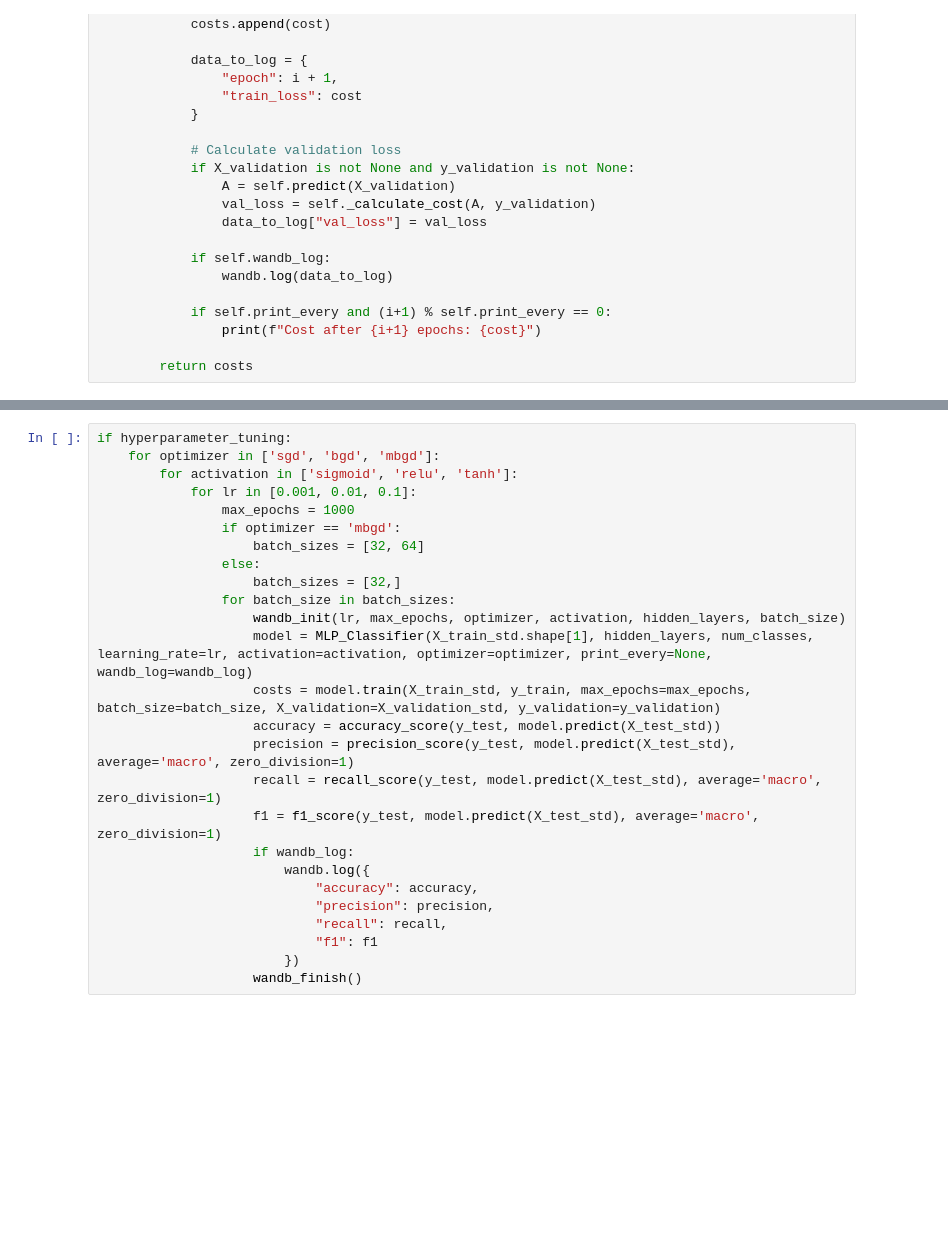
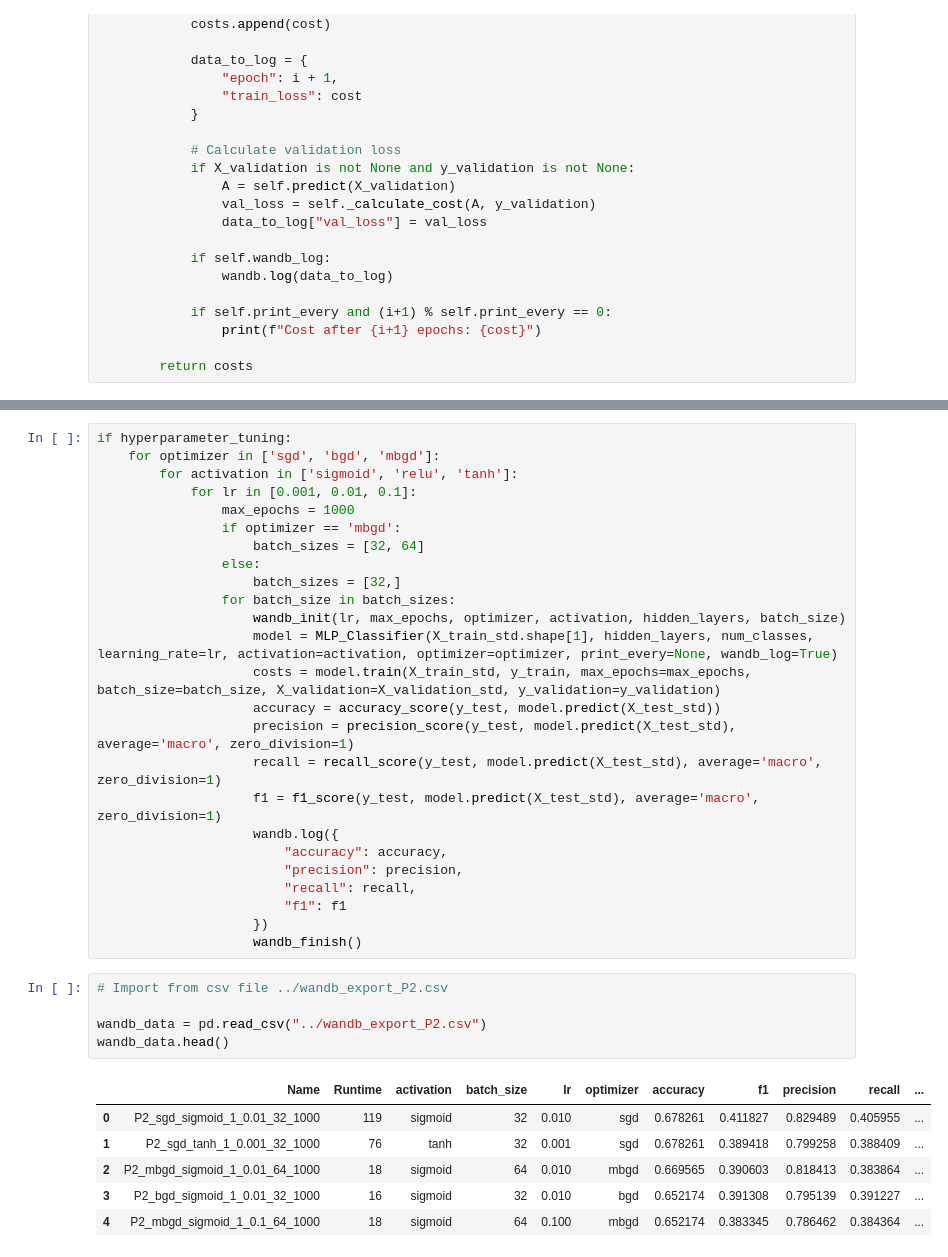
Before and after one commit to bhavberi/SMAI-Monsoon-23-24, a Jupyter notebook: 2021111013_assignment_3/2.ipynb, the cells around one changed output, grey strips where cells are left out. Drawn from its saved outputs; the diff is of its cells as text; blank space fills up the shorter version.

```diff
--- a/2021111013_assignment_3/2.ipynb
+++ b/2021111013_assignment_3/2.ipynb
@@ -416,17 +413,28 @@ if hyperparameter_tuning:
                     batch_sizes = [32,]
                 for batch_size in batch_sizes:
                     wandb_init(lr, max_epochs, optimizer, activation, hidden_layers, batch_size)
-                    model = MLP_Classifier(X_train_std.shape[1], hidden_layers, num_classes, learning_rate=lr, activation=activation, optimizer=optimizer, print_every=None, wandb_log=wandb_log)
+                    model = MLP_Classifier(X_train_std.shape[1], hidden_layers, num_classes, learning_rate=lr, activation=activation, optimizer=optimizer, print_every=None, wandb_log=True)
                     costs = model.train(X_train_std, y_train, max_epochs=max_epochs, batch_size=batch_size, X_validation=X_validation_std, y_validation=y_validation)
                     accuracy = accuracy_score(y_test, model.predict(X_test_std))
                     precision = precision_score(y_test, model.predict(X_test_std), average='macro', zero_division=1)
                     recall = recall_score(y_test, model.predict(X_test_std), average='macro', zero_division=1)
                     f1 = f1_score(y_test, model.predict(X_test_std), average='macro', zero_division=1)
-                    if wandb_log:
-                        wandb.log({
-                            "accuracy": accuracy,
-                            "precision": precision,
-                            "recall": recall,
-                            "f1": f1
-                        })
+                    wandb.log({
+                        "accuracy": accuracy,
+                        "precision": precision,
+                        "recall": recall,
+                        "f1": f1
+                    })
                     wandb_finish()
+# %%
+# Import from csv file ../wandb_export_P2.csv
+
+wandb_data = pd.read_csv("../wandb_export_P2.csv")
+wandb_data.head()
+# %% [output]
+|  | Name | Runtime | activation | batch_size | lr | optimizer | accuracy | f1 | precision | recall | ... |
+| 0 | P2_sgd_sigmoid_1_0.01_32_1000 | 119 | sigmoid | 32 | 0.010 | sgd | 0.678261 | 0.411827 | 0.829489 | 0.405955 | ... |
+| 1 | P2_sgd_tanh_1_0.001_32_1000 | 76 | tanh | 32 | 0.001 | sgd | 0.678261 | 0.389418 | 0.799258 | 0.388409 | ... |
+| 2 | P2_mbgd_sigmoid_1_0.01_64_1000 | 18 | sigmoid | 64 | 0.010 | mbgd | 0.669565 | 0.390603 | 0.818413 | 0.383864 | ... |
+| 3 | P2_bgd_sigmoid_1_0.01_32_1000 | 16 | sigmoid | 32 | 0.010 | bgd | 0.652174 | 0.391308 | 0.795139 | 0.391227 | ... |
+| 4 | P2_mbgd_sigmoid_1_0.1_64_1000 | 18 | sigmoid | 64 | 0.100 | mbgd | 0.652174 | 0.383345 | 0.786462 | 0.384364 | ... |
```
Also changed, not shown: parts of 13 cells of this notebook, 1 other file.
